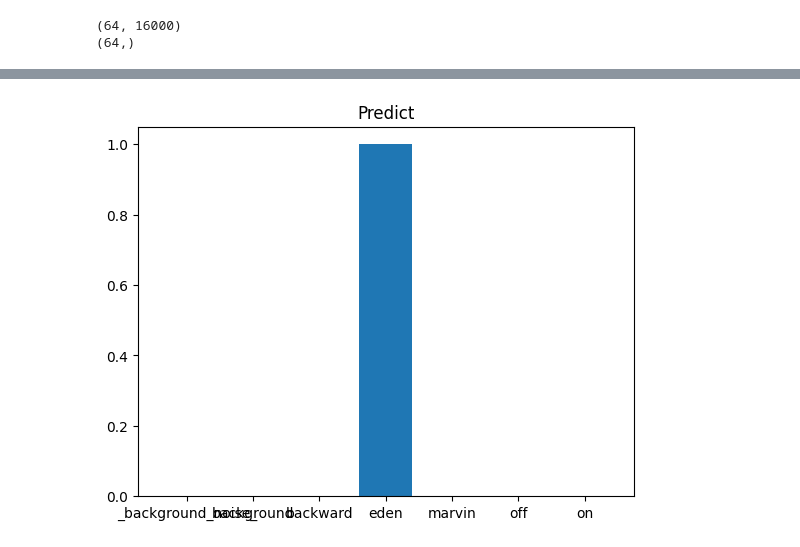
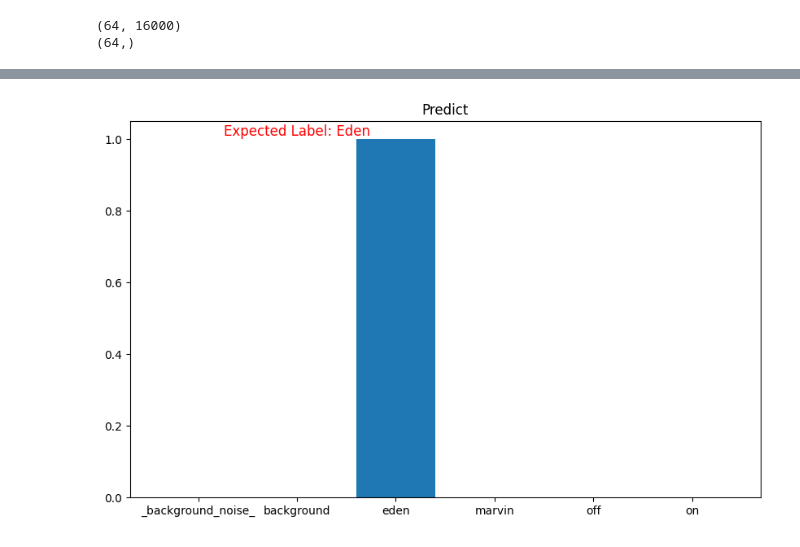
Before and after one commit to periclesbgf/home-assistant-model, a Jupyter notebook: speech_recognition.ipynb, the cells around one changed output, grey strips where cells are left out. Saved outputs shown, nothing was run; the diff lists cells and outputs as text; code cells hidden in the pictures.

```diff
--- a/speech_recognition.ipynb
+++ b/speech_recognition.ipynb
@@ -118,7 +111,7 @@ array(['_background_noise_', 'background', 'backward', 'eden', 'marvin',
 # %%
-plt.figure(figsize=(16, 10))
-rows = 3
-cols = 3
+plt.figure(figsize=(16, 14))
+rows = 4
+cols = 4
 n = rows * cols
 for i in range(n):
   plt.subplot(rows, cols, i+1)
@@ -280,7 +264,7 @@ model.compile(
     metrics=['accuracy'],
 )
 # %%
-EPOCHS = 9
+EPOCHS = 12
 history = model.fit(
     train_spectrogram_ds,
     validation_data=val_spectrogram_ds,
@@ -391,21 +380,25 @@ display.display(display.Audio(waveform, rate=16000))
 [interactive output not drawn]
 # %%
+plt.figure(figsize=(10, 6))
+
+plt.text(1, 1, 'Expected Label: Eden', fontsize=12, ha='center', va='bottom', color='r')
+
 x = 'audios/eden/1bnZDdOdsK.wav'
 
 x = tf.io.read_file(str(x))
 x, sample_rate = tf.audio.decode_wav(x, desired_channels=1, desired_samples=16000,)
 x = tf.squeeze(x, axis=-1)
 waveform = x
 x = get_spectrogram(x)
 x = x[tf.newaxis,...]
 
 prediction = model(x)
-x_labels = label_names[[0,1,2,3,4,5,6]]
+x_labels = label_names[[0,1,2,3,4,5]]
 plt.bar(x_labels, tf.nn.softmax(prediction[0]))
 plt.title('Predict')
 plt.show()
 
 display.display(display.Audio(waveform, rate=16000))
 # %% [output]
-[figure, old version]
+[figure, new version]
 [interactive output not drawn]
```
Also changed, not shown: parts of 21 cells of this notebook, 1 other file.
